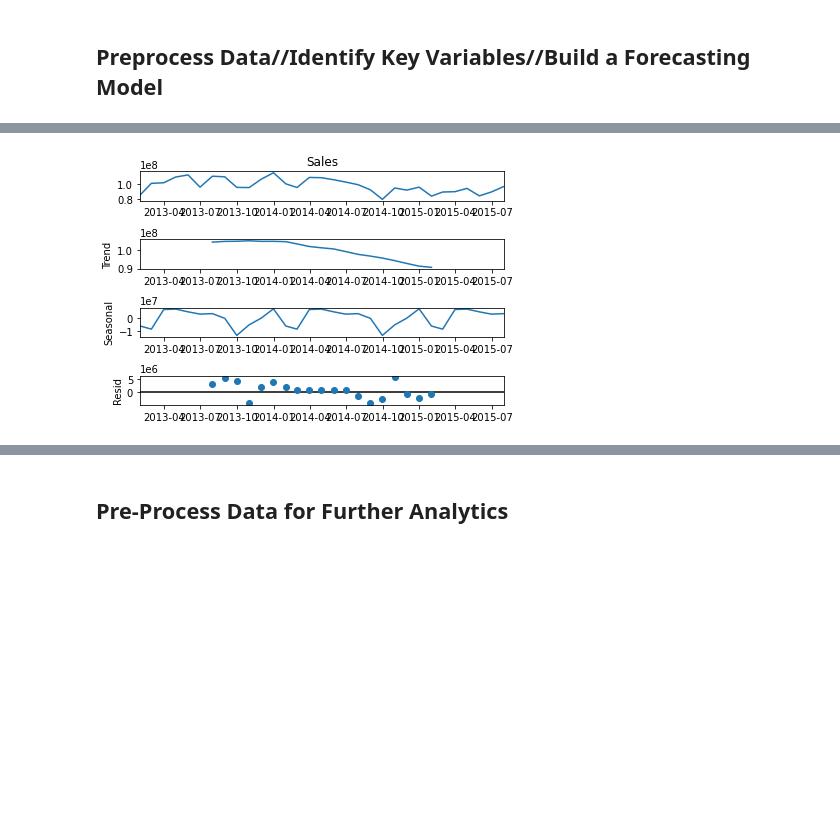
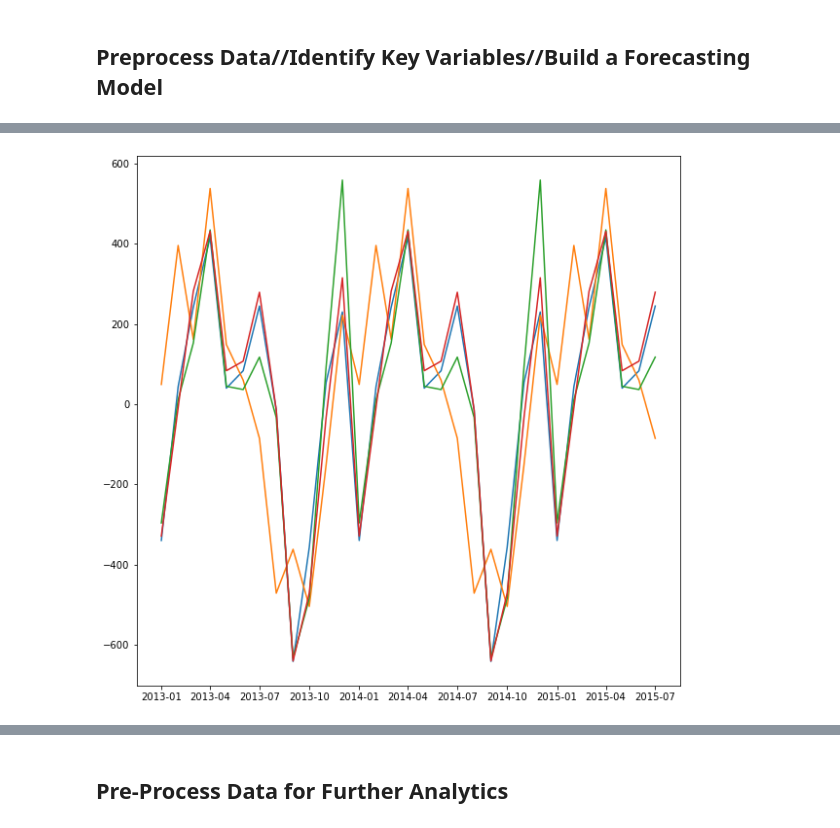
Before and after one commit to peterprescott/sales-data, a Jupyter notebook: notebook.ipynb, the cells around one changed output, grey strips where cells are left out. Saved outputs shown, nothing was run; the diff lists cells and outputs as text; code cells hidden in the pictures; blank space fills up the shorter version.

Commit message:
add Seasonal column

```diff
--- a/notebook.ipynb
+++ b/notebook.ipynb
@@ -516,8 +502,2 @@ ConversionError: Failed to convert value(s) to axis units: array(['c', 'c', 'c',
 # %%
 import statsmodels.api as sm
-# %%
-decomposition = sm.tsa.seasonal_decompose(resampled['a']['Sales'], model='additive')
-fig = decomposition.plot()
-plt.show()
-# %% [output]
-[figure, removed]
@@ -523,0 +508,21 @@ plt.show()
+# %%
+import statsmodels.api as sm
+
+decomposition = {}
+seasonal = {}
+trend = {}
+
+for x in combine.StoreType.unique():
+    decomposition[x] = sm.tsa.seasonal_decompose(resampled[x]['Sales'], model='additive')
+    seasonal[x] = decomposition[x].seasonal
+    trend[x] = decomposition[x].trend
+
+for x in combine.StoreType.unique():
+    combine['Seasonal'] = np.where(combine.StoreType == x, seasonal[x][combine.Date.dt.month], combine.Seasonal)
+# %%
+fig, ax = plt.subplots(figsize=(10,10))
+
+for x in ['a','b','c','d']:
+    ax.plot(seasonal[x])
+# %% [output]
+[figure, added]
```
Also changed, not shown: parts of 25 cells of this notebook.
